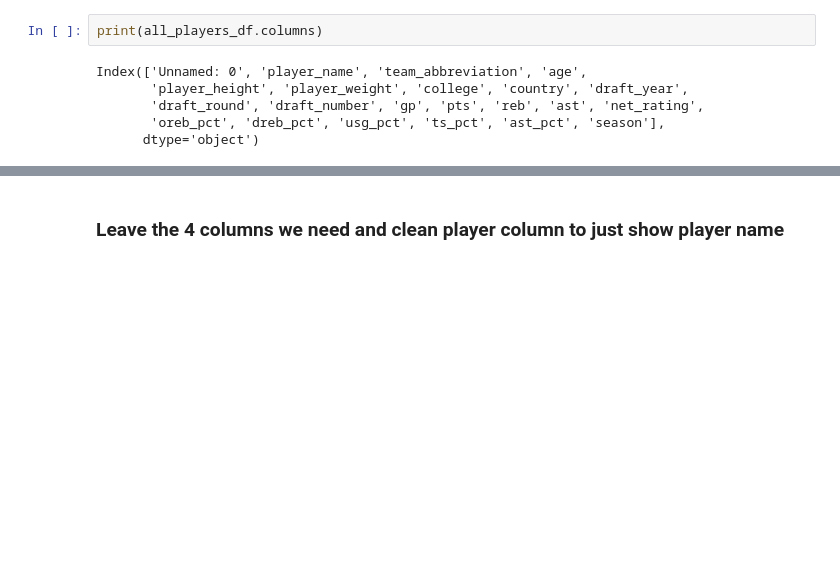
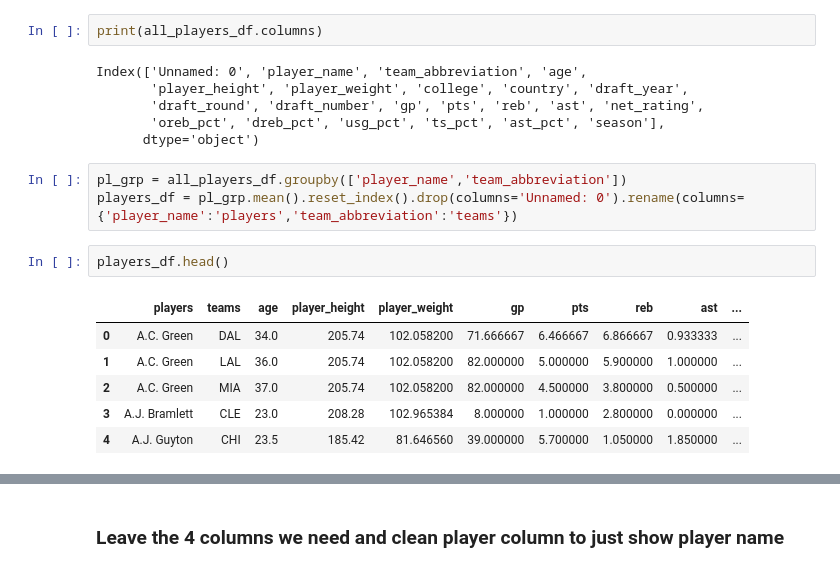
Before and after one commit to SanaRogers/ETL-Project, a Jupyter notebook: NBA_Players.ipynb, the cells around one changed output, grey strips where cells are left out. Cells and saved outputs as stored; diff of their text form; blank space fills up the shorter version.

```diff
--- a/NBA_Players.ipynb
+++ b/NBA_Players.ipynb
@@ -58,3 +58,15 @@ Index(['Unnamed: 0', 'player_name', 'team_abbreviation', 'age',
        'draft_round', 'draft_number', 'gp', 'pts', 'reb', 'ast', 'net_rating',
        'oreb_pct', 'dreb_pct', 'usg_pct', 'ts_pct', 'ast_pct', 'season'],
       dtype='object')
+# %%
+pl_grp = all_players_df.groupby(['player_name','team_abbreviation'])
+players_df = pl_grp.mean().reset_index().drop(columns='Unnamed: 0').rename(columns={'player_name':'players','team_abbreviation':'teams'})
+# %%
+players_df.head()
+# %% [output]
+|  | players | teams | age | player_height | player_weight | gp | pts | reb | ast | ... |
+| 0 | A.C. Green | DAL | 34.0 | 205.74 | 102.058200 | 71.666667 | 6.466667 | 6.866667 | 0.933333 | ... |
+| 1 | A.C. Green | LAL | 36.0 | 205.74 | 102.058200 | 82.000000 | 5.000000 | 5.900000 | 1.000000 | ... |
+| 2 | A.C. Green | MIA | 37.0 | 205.74 | 102.058200 | 82.000000 | 4.500000 | 3.800000 | 0.500000 | ... |
+| 3 | A.J. Bramlett | CLE | 23.0 | 208.28 | 102.965384 | 8.000000 | 1.000000 | 2.800000 | 0.000000 | ... |
+| 4 | A.J. Guyton | CHI | 23.5 | 185.42 | 81.646560 | 39.000000 | 5.700000 | 1.050000 | 1.850000 | ... |
```
Also changed, not shown: parts of 18 cells of this notebook, 4 other files.
